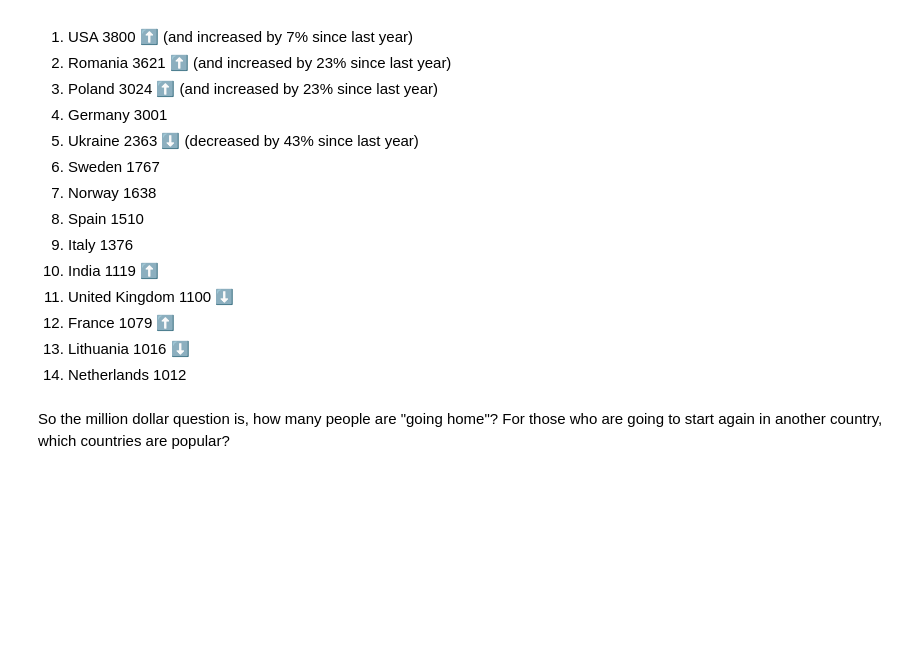
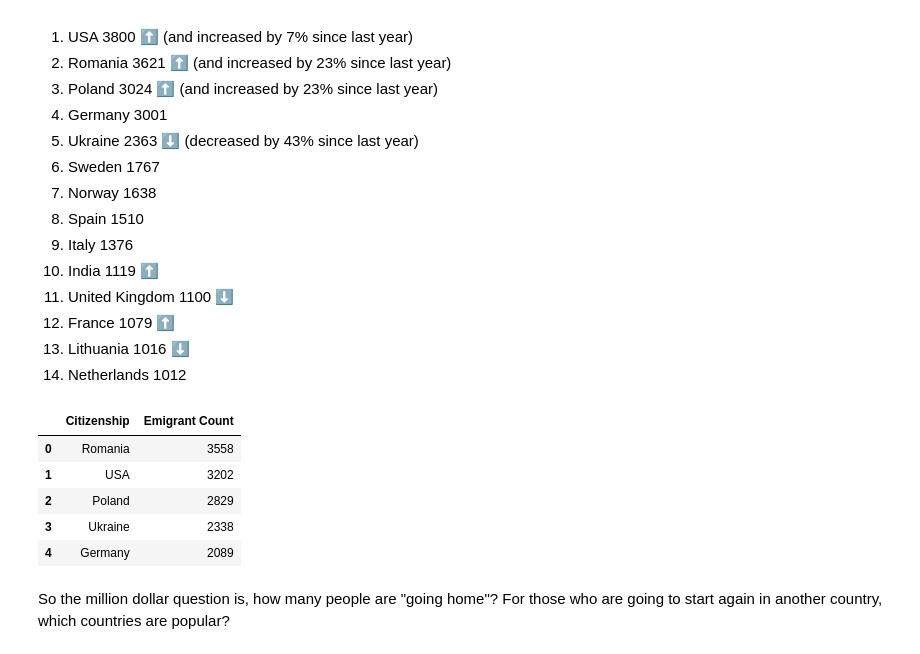
Before and after one commit to KellyDRasmussen/emigration, a Jupyter notebook: emigration_2024.ipynb, the cells around one changed output. Drawn from its saved outputs; the diff is of its cells as text; code cells hidden in the pictures; blank space fills up the shorter version.

```diff
--- a/emigration_2024.ipynb
+++ b/emigration_2024.ipynb
@@ -224,3 +218,26 @@ emigration_2024_df = emigration_2024_df.reset_index(drop=True)
+# %%
+# Keep rows where the 'Citizenship' is the same as the 'Destination Country'
+citizen = emigration_2024_df[emigration_2024_df['Citizenship'].str.lower() == emigration_2024_df['Destination Country'].str.lower()]
+
+
+# Reset the index to avoid gaps after dropping rows
+citizen = citizen.reset_index(drop=True)
+
+
+citizen = citizen.drop('Destination Country', axis=1)
+# Sort the ranking
+citizen = citizen.sort_values(by='Emigrant Count', ascending=False)
+# Reset the index to avoid gaps after dropping rows
+citizen = citizen.reset_index(drop=True)
+
+citizen.head(5)
+# %% [output]
+|  | Citizenship | Emigrant Count |
+| 0 | Romania | 3558 |
+| 1 | USA | 3202 |
+| 2 | Poland | 2829 |
+| 3 | Ukraine | 2338 |
+| 4 | Germany | 2089 |
 # %% [markdown]
 So the million dollar question is, how many people are "going home"? For those who are going to start again in another country, which countries are popular?
 # %%
```
Also changed, not shown: parts of 3 cells of this notebook, 2 other files.
